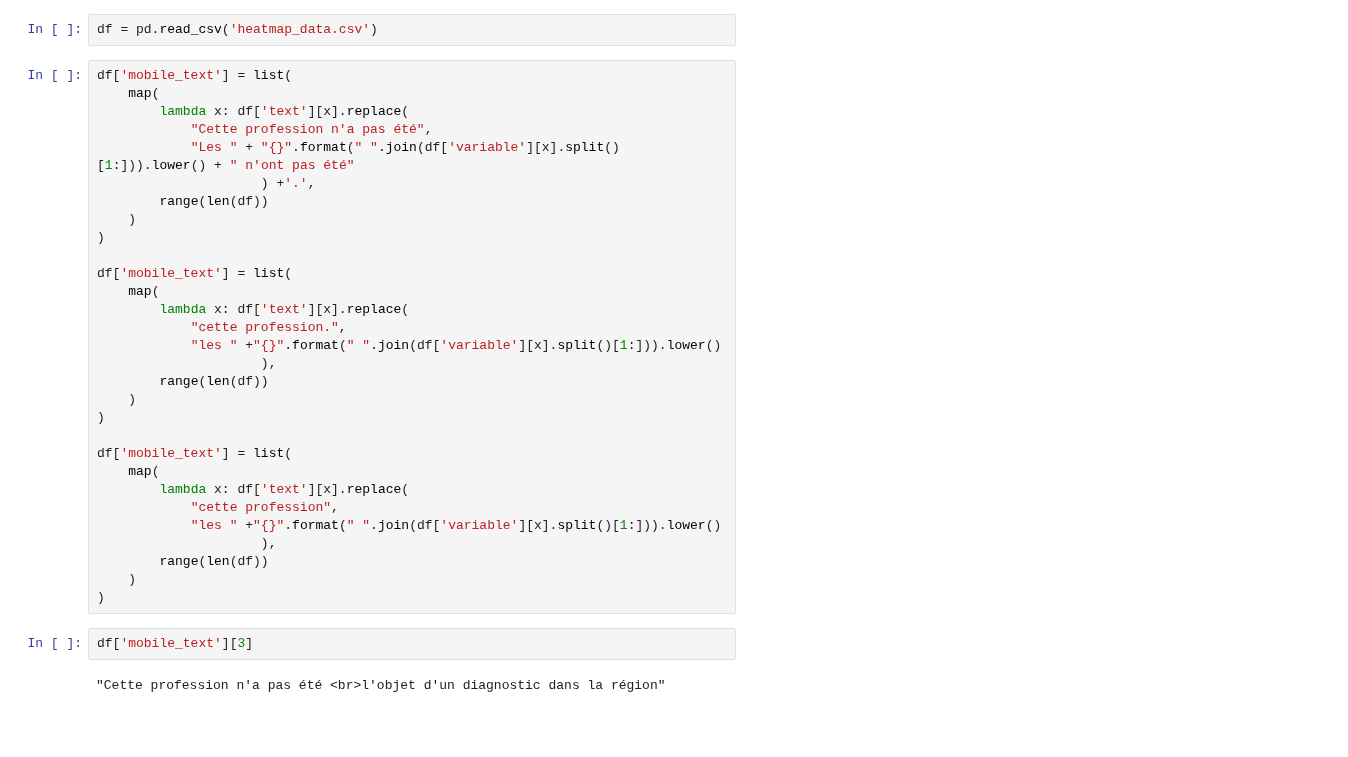
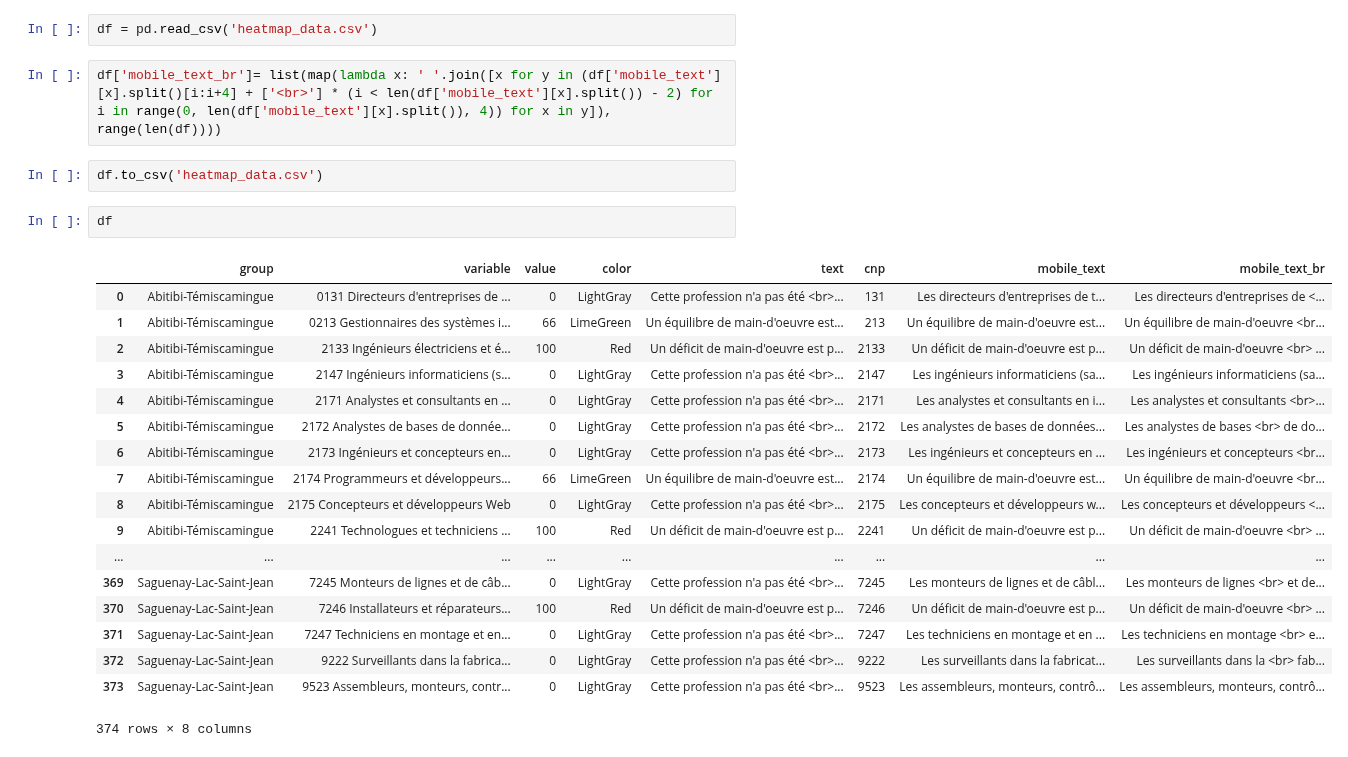
Before and after one commit to aubertsigouin/dsviz, a Jupyter notebook: Untitled.ipynb, the cells around one changed output. Cells and saved outputs as stored; diff of their text form; blank space fills up the shorter version.

Commit message:
added br to mobile text

```diff
--- a/Untitled.ipynb
+++ b/Untitled.ipynb
@@ -2,37 +2,28 @@
 import pandas as pd
 # %%
 df = pd.read_csv('heatmap_data.csv')
-# %%
-df['mobile_text'] = list(
-    map(
-        lambda x: df['text'][x].replace(
-            "Cette profession n'a pas été",
-            "Les " + "{}".format(" ".join(df['variable'][x].split()[1:])).lower() + " n'ont pas été"
-                     ) +'.',
-        range(len(df))
-    )
-)
-
-df['mobile_text'] = list(
-    map(
-        lambda x: df['text'][x].replace(
-            "cette profession.",
-            "les " +"{}".format(" ".join(df['variable'][x].split()[1:])).lower()
-                     ),
-        range(len(df))
-    )
-)
-
-df['mobile_text'] = list(
-    map(
-        lambda x: df['text'][x].replace(
-            "cette profession",
-            "les " +"{}".format(" ".join(df['variable'][x].split()[1:])).lower()
-                     ),
-        range(len(df))
-    )
-)
+# %%
+df['mobile_text_br']= list(map(lambda x: ' '.join([x for y in (df['mobile_text'][x].split()[i:i+4] + ['<br>'] * (i < len(df['mobile_text'][x].split()) - 2) for i in range(0, len(df['mobile_text'][x].split()), 4)) for x in y]), range(len(df))))
+# %%
+df.to_csv('heatmap_data.csv')
 # %%
-df['mobile_text'][3]
+df
 # %% [output]
+|  | group | variable | value | color | text | cnp | mobile_text | mobile_text_br |
+| 0 | Abitibi-Témiscamingue | 0131 Directeurs d'entreprises de ... | 0 | LightGray | Cette profession n'a pas été <br>... | 131 | Les directeurs d'entreprises de t... | Les directeurs d'entreprises de <... |
+| 1 | Abitibi-Témiscamingue | 0213 Gestionnaires des systèmes i... | 66 | LimeGreen | Un équilibre de main-d'oeuvre est... | 213 | Un équilibre de main-d'oeuvre est... | Un équilibre de main-d'oeuvre <br... |
+| 2 | Abitibi-Témiscamingue | 2133 Ingénieurs électriciens et é... | 100 | Red | Un déficit de main-d'oeuvre est p... | 2133 | Un déficit de main-d'oeuvre est p... | Un déficit de main-d'oeuvre <br> ... |
+| 3 | Abitibi-Témiscamingue | 2147 Ingénieurs informaticiens (s... | 0 | LightGray | Cette profession n'a pas été <br>... | 2147 | Les ingénieurs informaticiens (sa... | Les ingénieurs informaticiens (sa... |
+| 4 | Abitibi-Témiscamingue | 2171 Analystes et consultants en ... | 0 | LightGray | Cette profession n'a pas été <br>... | 2171 | Les analystes et consultants en i... | Les analystes et consultants <br>... |
+| 5 | Abitibi-Témiscamingue | 2172 Analystes de bases de donnée... | 0 | LightGray | Cette profession n'a pas été <br>... | 2172 | Les analystes de bases de données... | Les analystes de bases <br> de do... |
+| 6 | Abitibi-Témiscamingue | 2173 Ingénieurs et concepteurs en... | 0 | LightGray | Cette profession n'a pas été <br>... | 2173 | Les ingénieurs et concepteurs en ... | Les ingénieurs et concepteurs <br... |
+| 7 | Abitibi-Témiscamingue | 2174 Programmeurs et développeurs... | 66 | LimeGreen | Un équilibre de main-d'oeuvre est... | 2174 | Un équilibre de main-d'oeuvre est... | Un équilibre de main-d'oeuvre <br... |
+| 8 | Abitibi-Témiscamingue | 2175 Concepteurs et développeurs Web | 0 | LightGray | Cette profession n'a pas été <br>... | 2175 | Les concepteurs et développeurs w... | Les concepteurs et développeurs <... |
+| 9 | Abitibi-Témiscamingue | 2241 Technologues et techniciens ... | 100 | Red | Un déficit de main-d'oeuvre est p... | 2241 | Un déficit de main-d'oeuvre est p... | Un déficit de main-d'oeuvre <br> ... |
+| ... | ... | ... | ... | ... | ... | ... | ... | ... |
+| 369 | Saguenay-Lac-Saint-Jean | 7245 Monteurs de lignes et de câb... | 0 | LightGray | Cette profession n'a pas été <br>... | 7245 | Les monteurs de lignes et de câbl... | Les monteurs de lignes <br> et de... |
+| 370 | Saguenay-Lac-Saint-Jean | 7246 Installateurs et réparateurs... | 100 | Red | Un déficit de main-d'oeuvre est p... | 7246 | Un déficit de main-d'oeuvre est p... | Un déficit de main-d'oeuvre <br> ... |
+| 371 | Saguenay-Lac-Saint-Jean | 7247 Techniciens en montage et en... | 0 | LightGray | Cette profession n'a pas été <br>... | 7247 | Les techniciens en montage et en ... | Les techniciens en montage <br> e... |
+| 372 | Saguenay-Lac-Saint-Jean | 9222 Surveillants dans la fabrica... | 0 | LightGray | Cette profession n'a pas été <br>... | 9222 | Les surveillants dans la fabricat... | Les surveillants dans la <br> fab... |
+| 373 | Saguenay-Lac-Saint-Jean | 9523 Assembleurs, monteurs, contr... | 0 | LightGray | Cette profession n'a pas été <br>... | 9523 | Les assembleurs, monteurs, contrô... | Les assembleurs, monteurs, contrô... |
-"Cette profession n'a pas été <br>l'objet d'un diagnostic dans la région"
+374 rows × 8 columns
```
Also changed, not shown: 1 other file.
